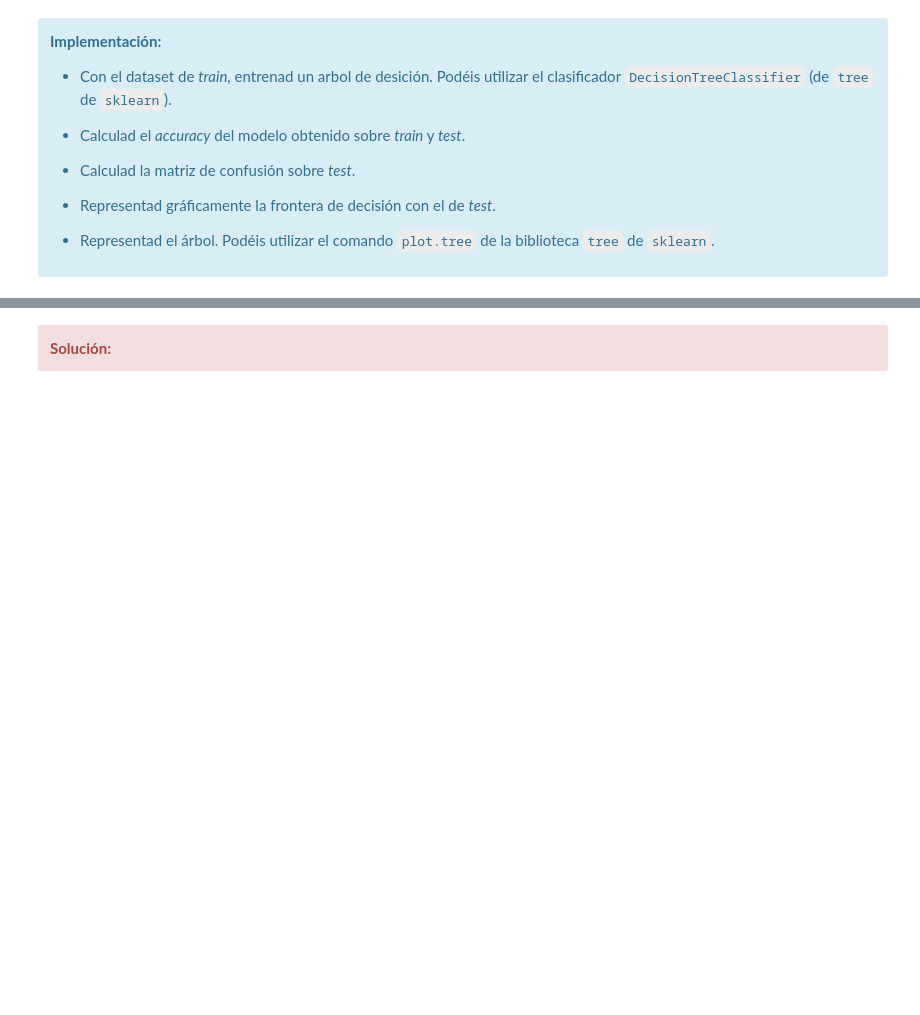
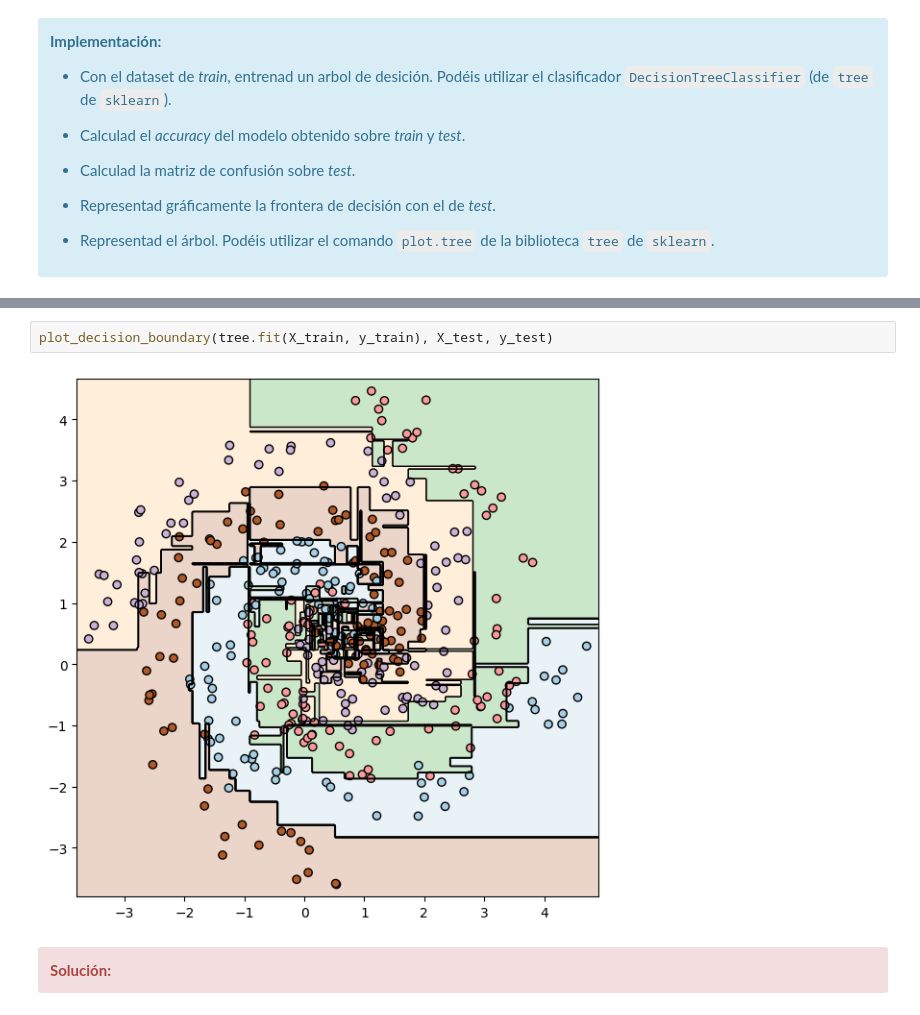
Before and after one commit to JDS1975/M-todos-supervisados, a Jupyter notebook: Copia_de_20222_M2_855_PEC3_Enunciado.ipynb, the cells around one changed output, grey strips where cells are left out. Cells and saved outputs as stored; diff of their text form; blank space fills up the shorter version.

```diff
--- a/Copia_de_20222_M2_855_PEC3_Enunciado.ipynb
+++ b/Copia_de_20222_M2_855_PEC3_Enunciado.ipynb
@@ -649,3 +662,7 @@ La creación de las ramificaciones de los árboles se logra mediante el algoritm
+# %%
+plot_decision_boundary(tree.fit(X_train, y_train), X_test, y_test)
+# %% [output]
+[figure, added]
 # %% [markdown]
 <div class="alert alert-block alert-danger">
 <strong>Solución:</strong>
```
Also changed, not shown: parts of 2 cells of this notebook.
